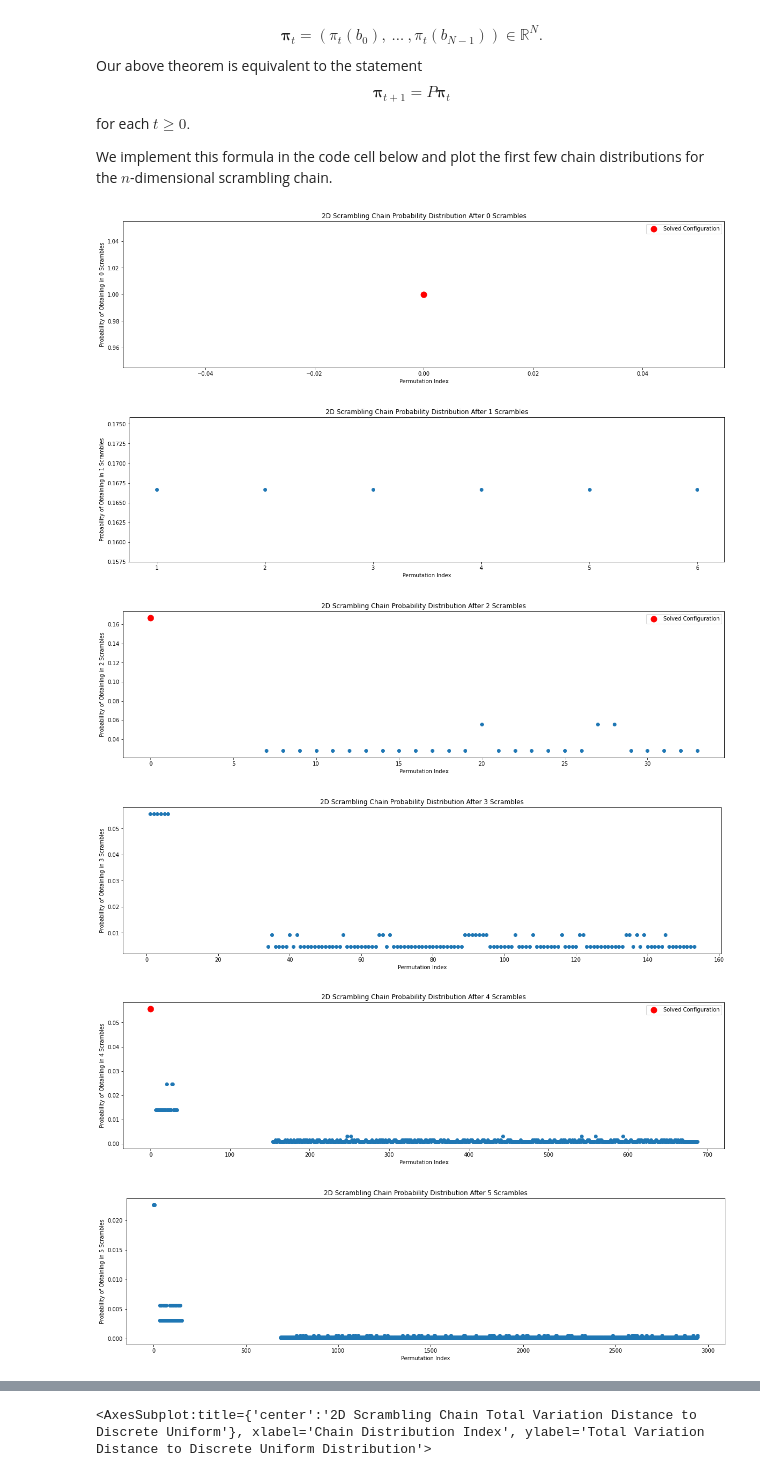
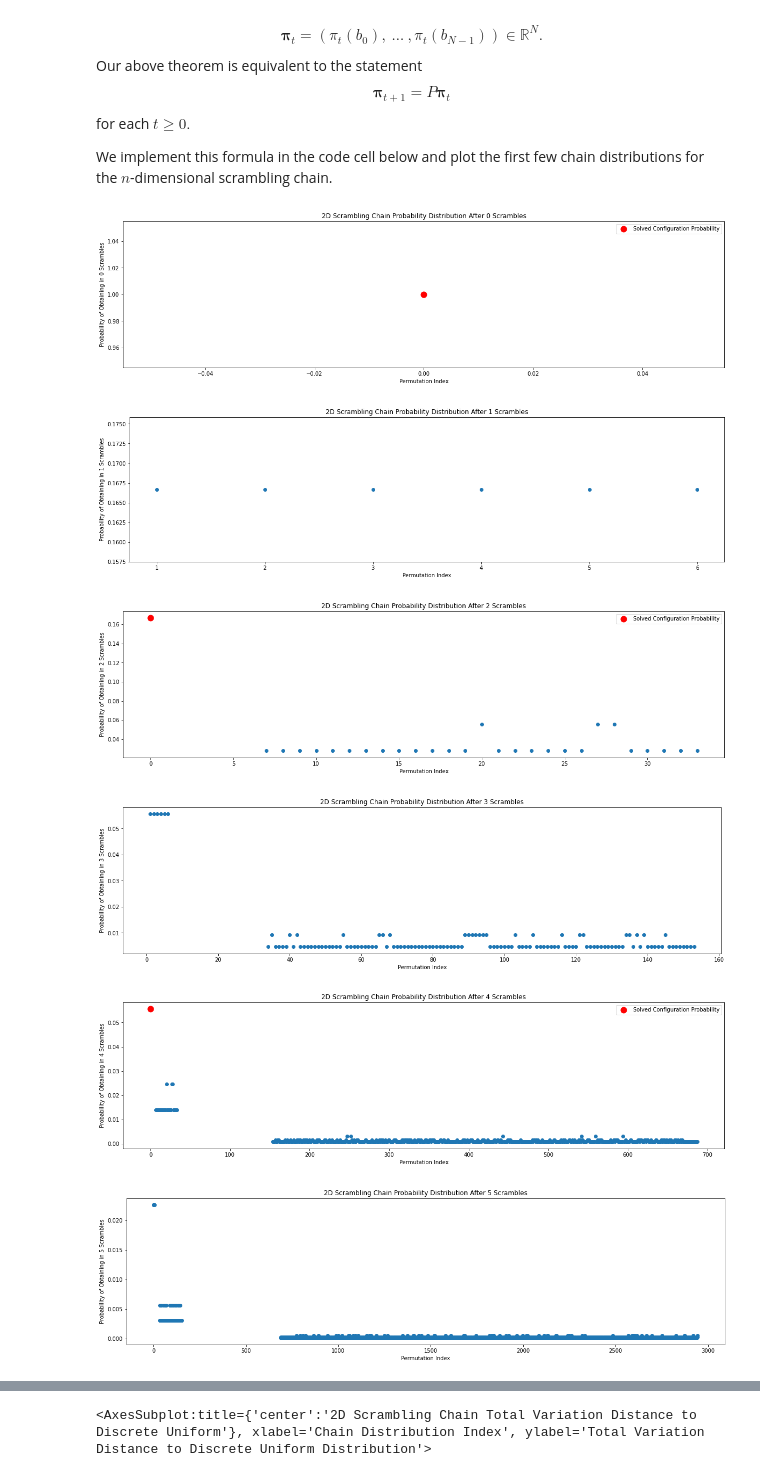
Before and after one commit to vskaush2/RubiksCubeMarkovChain, a Jupyter notebook: RubiksCubeMarkovChainDemo.ipynb, the cells around one changed output, grey strips where cells are left out. Saved outputs shown, nothing was run; the diff lists cells and outputs as text; code cells hidden in the pictures.

```diff
--- a/RubiksCubeMarkovChainDemo.ipynb
+++ b/RubiksCubeMarkovChainDemo.ipynb
@@ -235,21 +254,21 @@ We implement this formula in the code cell below and plot the first few chain di
 # %%
 max_scrambles=30
 for t in range(max_scrambles):
     pi_t = MC.compute_chain_distribution(t)
     if t<=10:
         fig,ax=plt.subplots(figsize=(20,5))
         permutation_indices=pi_t.nonzero()[0]
         ax.scatter(permutation_indices, pi_t.data)
         if 0 in permutation_indices:
-            ax.scatter([0], pi_t.data[0],color='red',label='Solved Configuration',s=120)
+            ax.scatter([0], pi_t.data[0],color='red',label='Solved Configuration Probability',s=120)
             ax.legend()
         ax.set_title('{}D Scrambling Chain Probability Distribution After {} Scrambles'.format(n,t))
         ax.set_xlabel('Permutation Index')
         ax.set_ylabel('Probability of Obtaining in {} Scrambles'.format(t))
 # %% [output]
-[figure, old version]
+[figure, new version]
 [figure]
-[figure, old version]
+[figure, new version]
 [figure]
-[figure, old version]
+[figure, new version]
 [figure]
```
Also changed, not shown: parts of 19 cells of this notebook.
